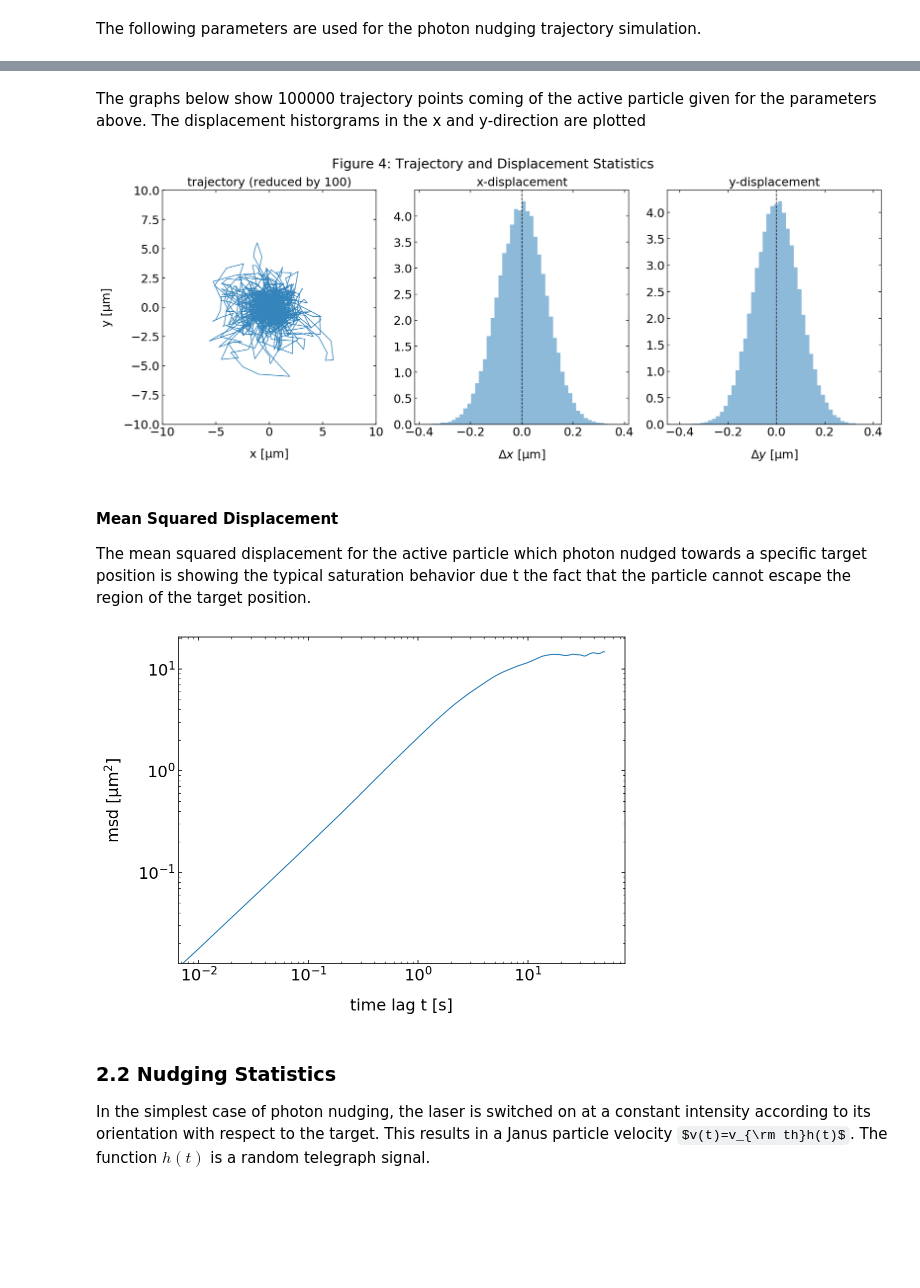
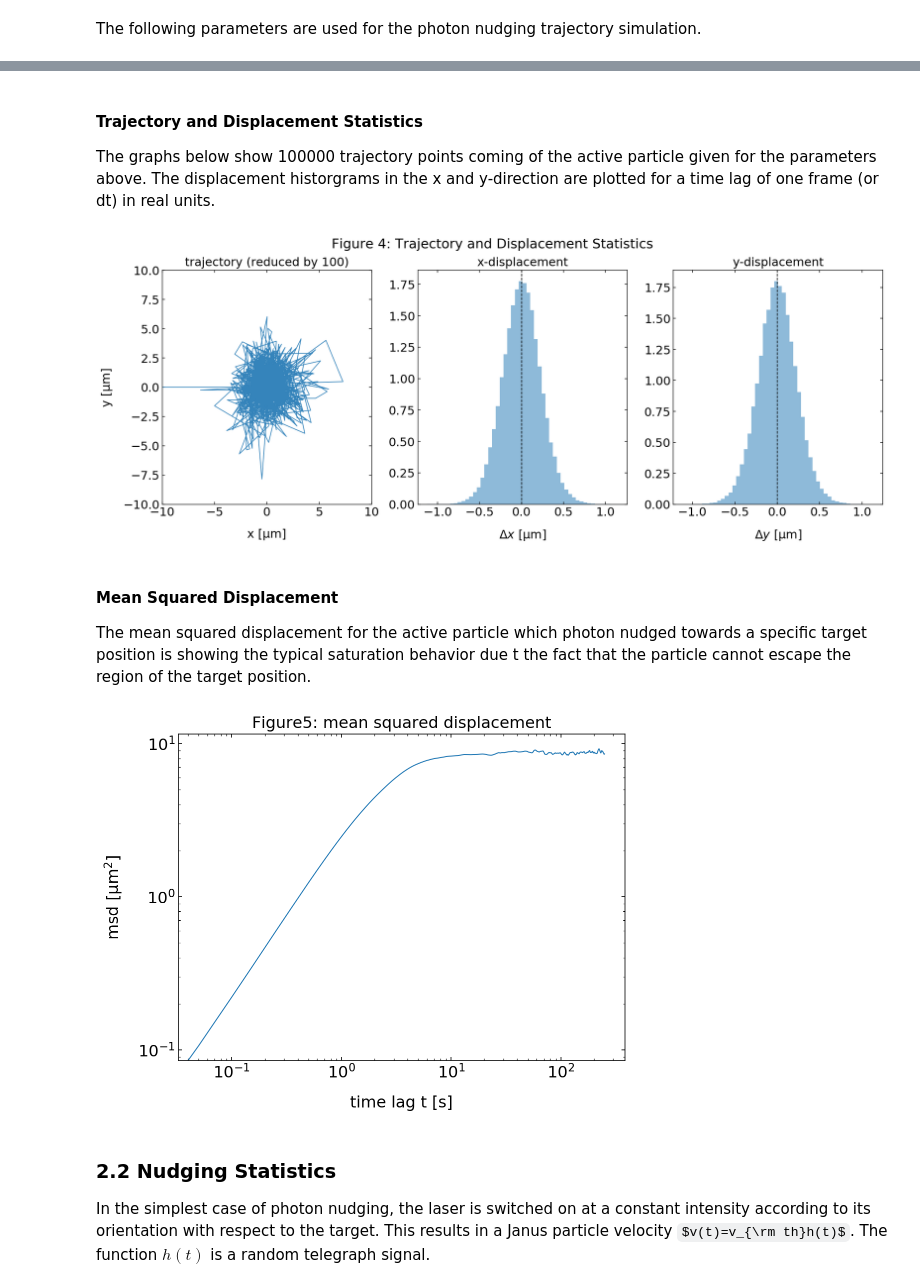
Before and after one commit to Molecular-Nanophotonics/Photon-Nudging, a Jupyter notebook: Photon Nudging.ipynb, the cells around one changed output, grey strips where cells are left out. Cells and saved outputs as stored; diff of their text form; code cells hidden in the pictures; some formulas as TeX source; blank space fills up the shorter version.

```diff
--- a/Photon Nudging.ipynb
+++ b/Photon Nudging.ipynb
@@ -113,7 +115,7 @@ def genData_ap(N,_D,_Dr,_v,dt):
 #provide some parameters
 
 dt=0.05  # 50 ms time resolution
-v=10   # 10 µm/s velocity
+v=8   # 10 µm/s velocity
 D=D_T(1e-3,0.5e-6)*1e12   # µm^2/s diffusion coefficient
 Dr=D_R(1e-3,0.5e-6)   #  rad^2/s rotational diffusion
 N=100000 # number of steps
@@ -283,6 +289,7 @@ def genData_nudge(N,_D,_Dr,_v,_beta,_tar,_dt):
 
     #do the random walk
     x=np.zeros(len(vv))
+    x[0]=-10
     y=np.zeros(len(vv))
     nudge=np.zeros(len(vv))
     for i in range(1,len(vv)):
@@ -312,8 +321,8 @@ The following parameters are used for the photon nudging trajectory simulation.
 # %%
-dt=0.01  # 50 ms time resolution
+dt=0.05  # 50 ms time resolution
 a=0.5e-6  # particle radius
 eta=1e-3  # viscosity of water
-v=4  #  µm/s velocity
+v=8  #  µm/s velocity
 D=D_T(eta,a)*1e12   # µm^2/s diffusion coefficient
 Dr=D_R(eta,a)   # 0.1 rad^2/s rotational diffusion
 N=100000 # number of steps
@@ -322,7 +331,9 @@ beta=np.pi/3
 
 dff=genData_nudge(N,D,Dr,v,beta,target,dt)
 # %% [markdown]
-The graphs below show 100000 trajectory points coming of the active particle given for the parameters above. The displacement historgrams in the x and y-direction are plotted
+#### Trajectory and Displacement Statistics
+
+The graphs below show 100000 trajectory points coming of the active particle given for the parameters above. The displacement historgrams in the x and y-direction are plotted for a time lag of one frame (or dt) in real units.
 # %%
 plt.figure(figsize=(15,6))
 plt.subplot(1,3,1)
@@ -351,7 +362,7 @@ plt.subplots_adjust(top=0.88)
 
 plt.show()
 # %% [output]
-[figure, old version]
+[figure, new version]
 # %% [markdown]
 #### Mean Squared Displacement
 
@@ -361,12 +372,14 @@ time,MSD=msd(dff,dt,5000)
 # %%
 plt.figure(figsize=(8,6))
 plt.loglog(time,MSD)
+#msd_theo=(4*D+2*v**2/Dr)*time+2*v**2/Dr**2*(np.exp(-time*Dr)-1)
+#plt.loglog(time,msd_theo,'k-',label='theory',lw=2)
 plt.xlabel('time lag t [s]')
 plt.ylabel('msd [µm$^2$]')
-#plt.title('Figure5: mean squared displacement')
+plt.title('Figure5: mean squared displacement')
 plt.show()
 # %% [output]
-[figure, old version]
+[figure, new version]
 # %% [markdown]
 ### 2.2 Nudging Statistics
 
```
Also changed, not shown: parts of 15 cells of this notebook, 1 other file.
